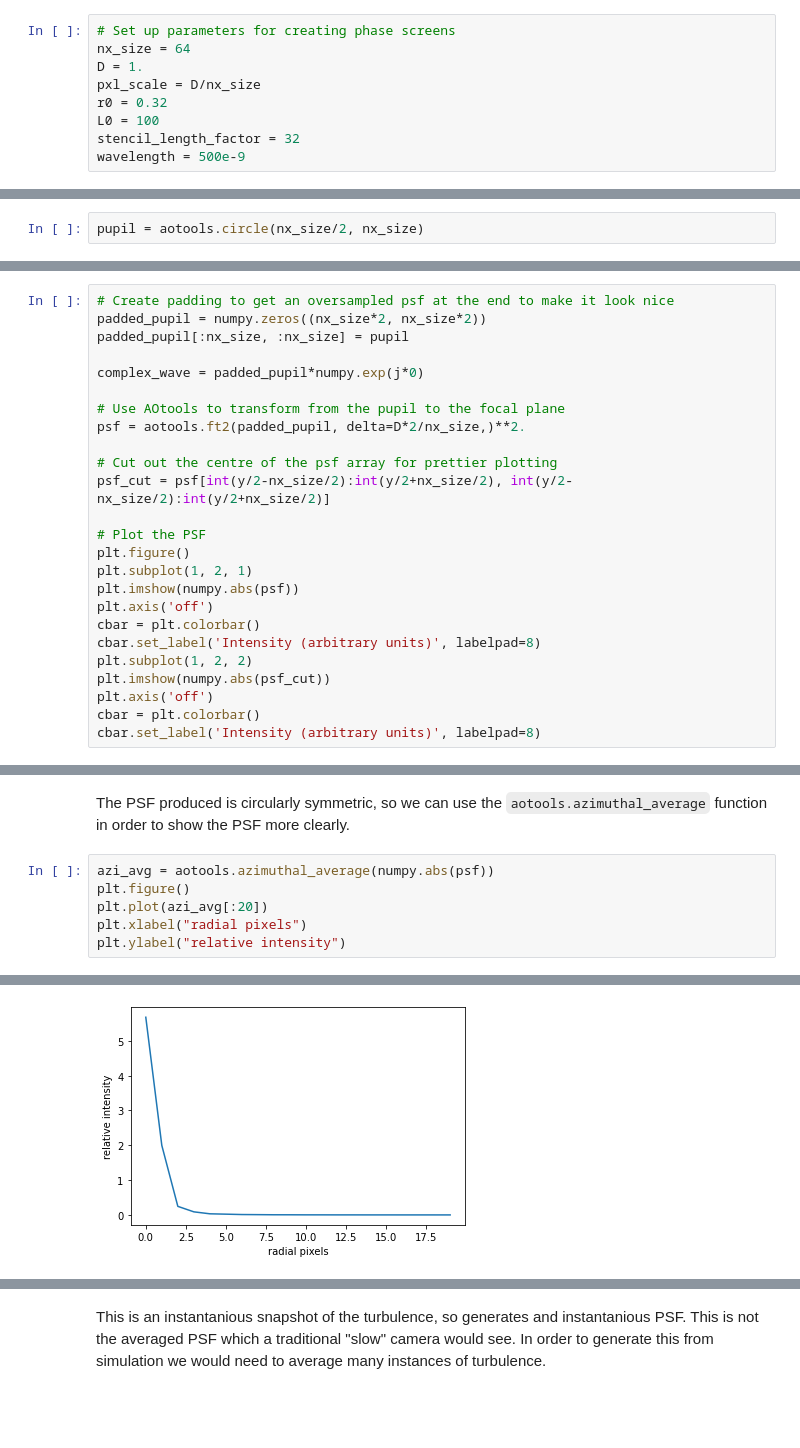
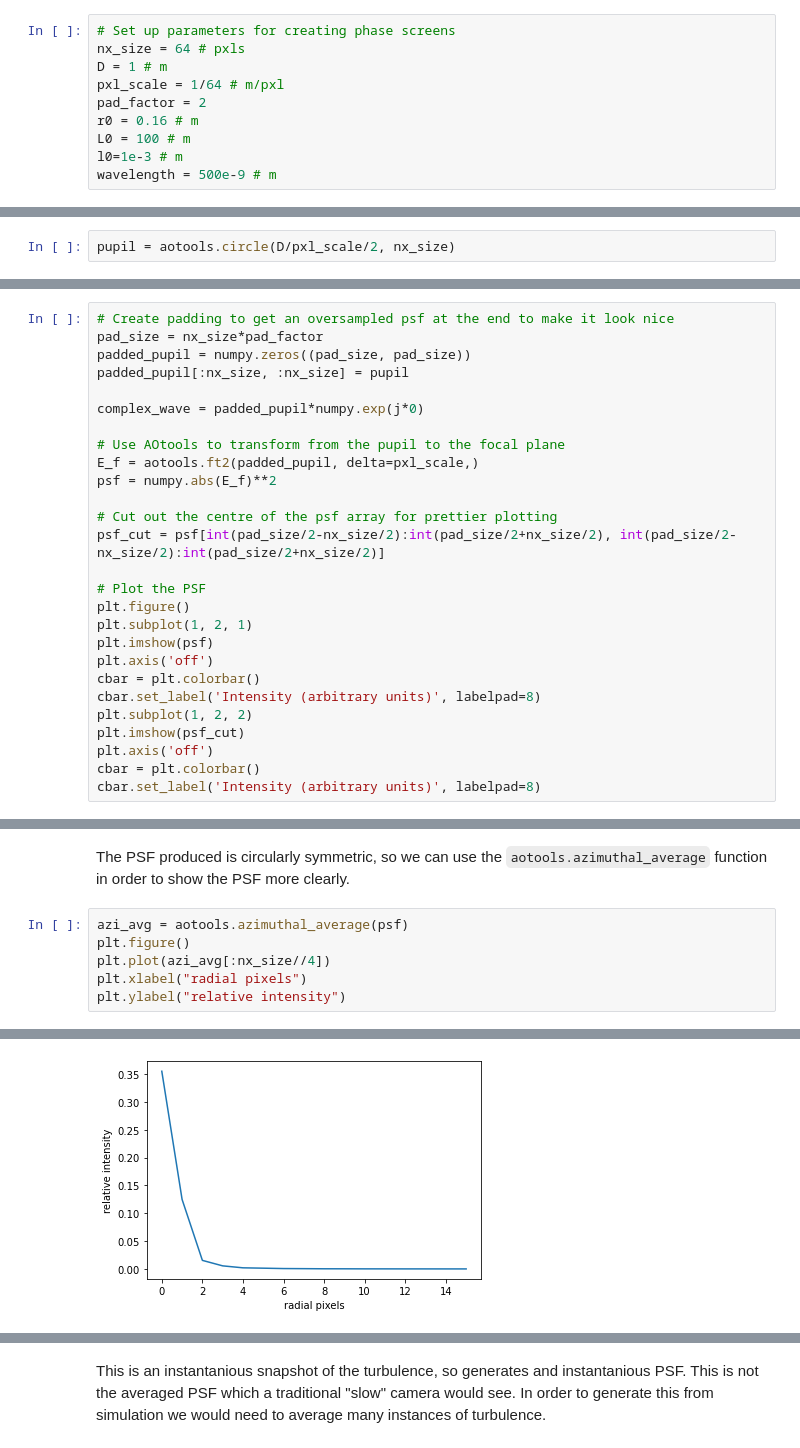
Before and after one commit to AOtools/aotools_tests, a Jupyter notebook: workshop/3_imaging.ipynb, the cells around one changed output, grey strips where cells are left out. Drawn from its saved outputs; the diff is of its cells as text; blank space fills up the shorter version.

```diff
--- a/workshop/3_imaging.ipynb
+++ b/workshop/3_imaging.ipynb
@@ -27,17 +26,18 @@ j = 0+1j
 Like before we need to set the parameters for the scale of our simulation and the strength of atmospheric turbulence we want to simulate.
 # %%
 # Set up parameters for creating phase screens
-nx_size = 64
-D = 1.
-pxl_scale = D/nx_size
-r0 = 0.32
-L0 = 100
-stencil_length_factor = 32
-wavelength = 500e-9
+nx_size = 64 # pxls
+D = 1 # m
+pxl_scale = 1/64 # m/pxl
+pad_factor = 2
+r0 = 0.16 # m
+L0 = 100 # m
+l0=1e-3 # m
+wavelength = 500e-9 # m
 # %% [markdown]
 Before looking at aberrated PSFs first we will show the process of creating a simple PSF for a flat incident wavefront. To do this we impose a circular aperture on the phase screen in order to create a more realistic optical system. This can be done by multiplying the screen by the circular function `aotools.circle`.
 # %%
-pupil = aotools.circle(nx_size/2, nx_size)
+pupil = aotools.circle(D/pxl_scale/2, nx_size)
 # %% [markdown]
 This simply creates a mask which we can use to create more realistic simulations of optical systems.
 # %%
@@ -66,25 +72,27 @@ Note that this PSF does not look particularly well sampled, although the spatial
 # %%
 # Create padding to get an oversampled psf at the end to make it look nice
-padded_pupil = numpy.zeros((nx_size*2, nx_size*2))
+pad_size = nx_size*pad_factor
+padded_pupil = numpy.zeros((pad_size, pad_size))
 padded_pupil[:nx_size, :nx_size] = pupil
 
 complex_wave = padded_pupil*numpy.exp(j*0)
 
 # Use AOtools to transform from the pupil to the focal plane
-psf = aotools.ft2(padded_pupil, delta=D*2/nx_size,)**2.
+E_f = aotools.ft2(padded_pupil, delta=pxl_scale,)
+psf = numpy.abs(E_f)**2
 
 # Cut out the centre of the psf array for prettier plotting
-psf_cut = psf[int(y/2-nx_size/2):int(y/2+nx_size/2), int(y/2-nx_size/2):int(y/2+nx_size/2)]
+psf_cut = psf[int(pad_size/2-nx_size/2):int(pad_size/2+nx_size/2), int(pad_size/2-nx_size/2):int(pad_size/2+nx_size/2)]
 
 # Plot the PSF
 plt.figure()
 plt.subplot(1, 2, 1)
-plt.imshow(numpy.abs(psf))
+plt.imshow(psf)
 plt.axis('off')
 cbar = plt.colorbar()
 cbar.set_label('Intensity (arbitrary units)', labelpad=8)
 plt.subplot(1, 2, 2)
-plt.imshow(numpy.abs(psf_cut))
+plt.imshow(psf_cut)
 plt.axis('off')
 cbar = plt.colorbar()
 cbar.set_label('Intensity (arbitrary units)', labelpad=8)
@@ -93,14 +101,14 @@ cbar.set_label('Intensity (arbitrary units)', labelpad=8)
 # %% [markdown]
 The PSF produced is circularly symmetric, so we can use the `aotools.azimuthal_average` function in order to show the PSF more clearly.
 # %%
-azi_avg = aotools.azimuthal_average(numpy.abs(psf))
+azi_avg = aotools.azimuthal_average(psf)
 plt.figure()
-plt.plot(azi_avg[:20])
+plt.plot(azi_avg[:nx_size//4])
 plt.xlabel("radial pixels")
 plt.ylabel("relative intensity")
 # %% [output]
 Text(0, 0.5, 'relative intensity')
-[figure, old version]
+[figure, new version]
 # %% [markdown]
 Usually we want some physical unit which is useful to us, not simply "pixels". The spatial scale of the image plane after a Fourier Transform is given by $\frac{\lambda}{2D}$. This includes the oversampling in the Fourier transform (the factor of 2 on the denomenator).
 
```
Also changed, not shown: parts of 17 cells of this notebook, 5 other files.
